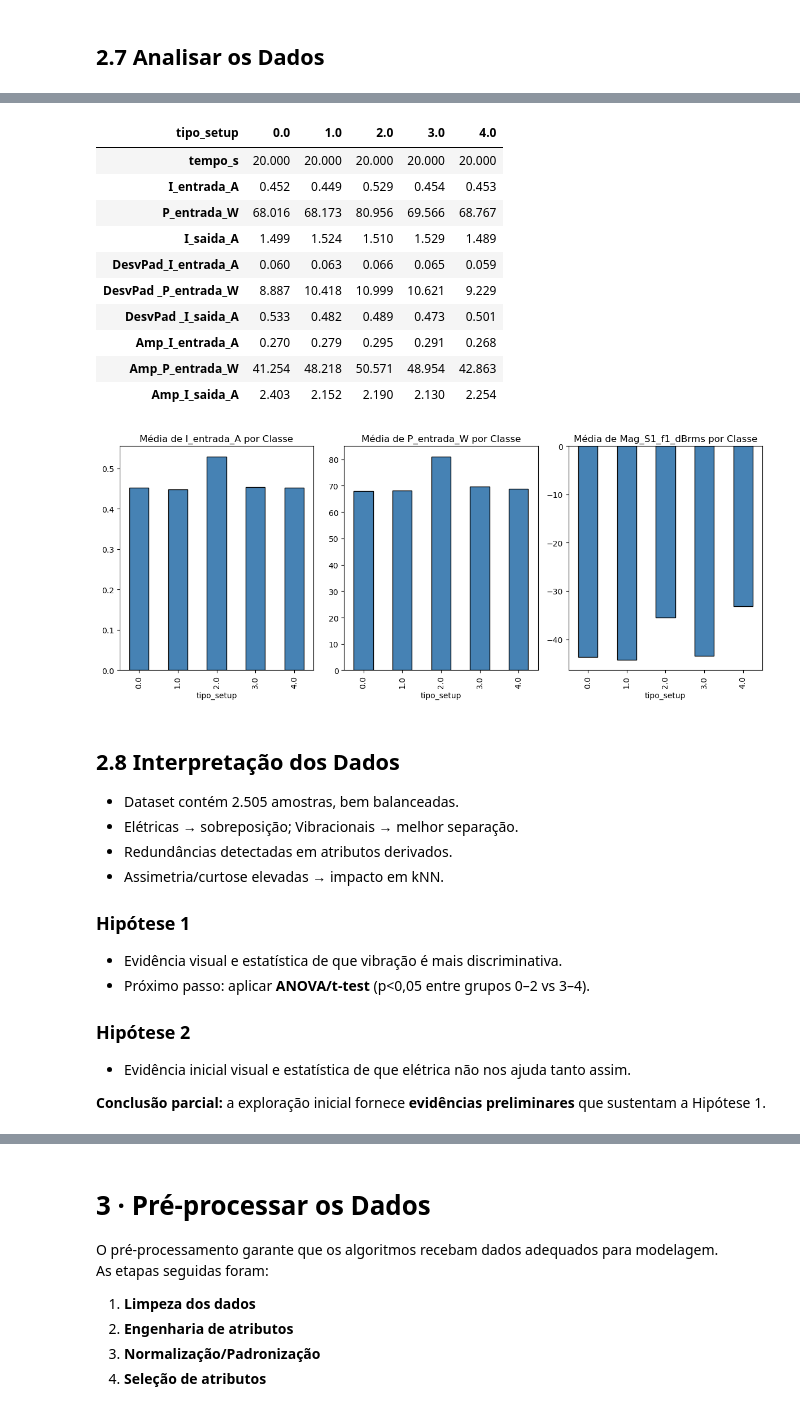
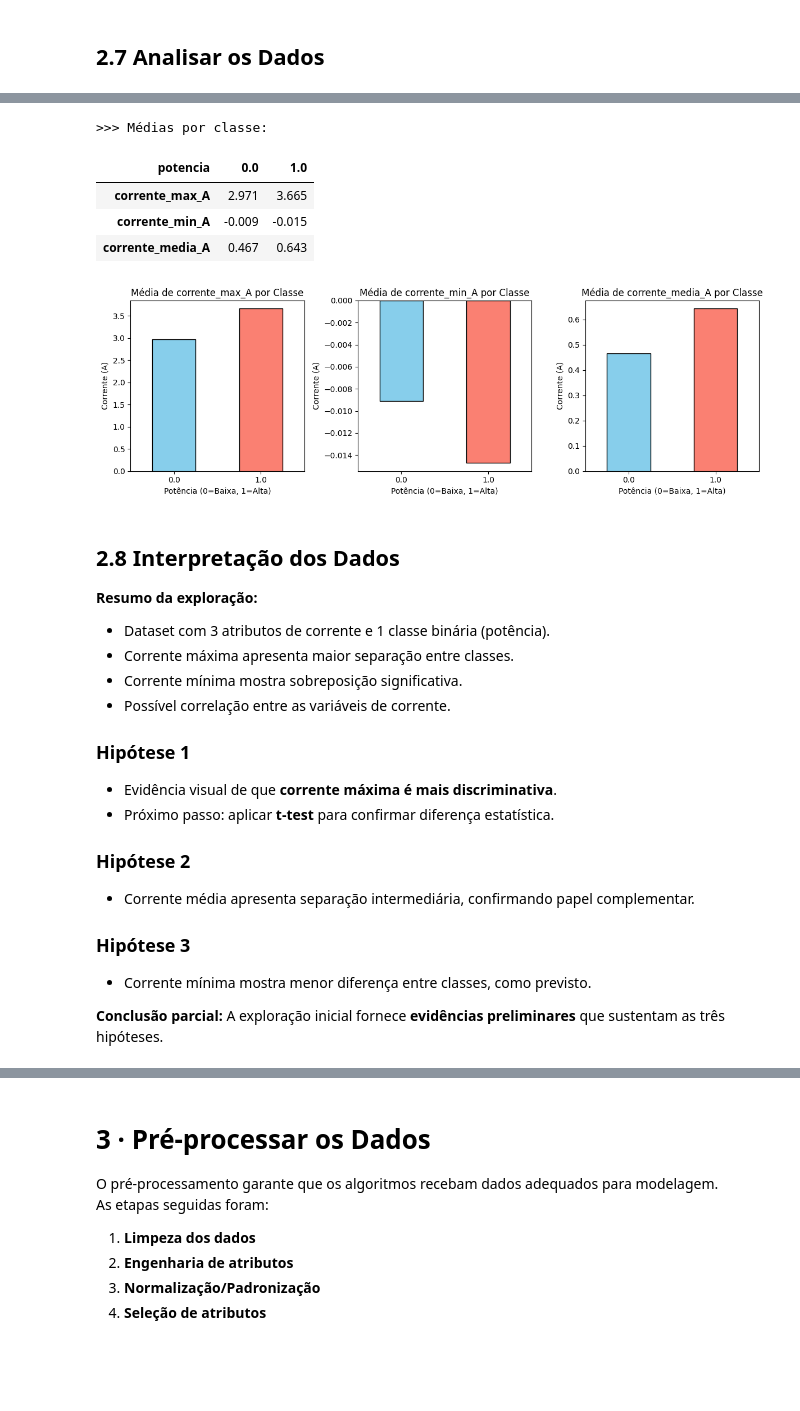
Before and after one commit to Eduardosmb/Relacoes-Frutiferas, a Jupyter notebook: APS1-NL.ipynb, the cells around one changed output, grey strips where cells are left out. Cells and saved outputs as stored; diff of their text form; code cells hidden in the pictures; blank space fills up the shorter version.

```diff
--- a/APS1-NL.ipynb
+++ b/APS1-NL.ipynb
@@ -299,19 +249,17 @@ Boxplots de harmônicos (`Mag_S1/S2_f1–f3`) mostram diferenças mais claras:
 # %%
-# 2.6.3 Distribuição de Variáveis Vibracionais com Médias
+# 2.6.3 Distribuição por Classe
 import seaborn as sns
 
-cols_vibracao = [
-    "Mag_S1_f1_dBrms","Mag_S1_f2_dBrms","Mag_S1_f3_dBrms",
-    "Mag_S2_f1_dBrms","Mag_S2_f2_dBrms","Mag_S2_f3_dBrms"
-]
+cols_corrente = ["corrente_max_A", "corrente_min_A", "corrente_media_A"]
 
-plt.figure(figsize=(14,10))
-for i,col in enumerate(cols_vibracao):
-    ax = plt.subplot(2,3,i+1)
-    sns.boxplot(x="tipo_setup", y=col, data=df, showmeans=True,
-                meanprops={"marker":"o","markerfacecolor":"red","markeredgecolor":"black"}, ax=ax)
+plt.figure(figsize=(15,4))
+for i, col in enumerate(cols_corrente, 1):
+    ax = plt.subplot(1, 3, i)
+    sns.boxplot(x="potencia", y=col, data=df, showmeans=True,
+                meanprops={"marker":"o", "markerfacecolor":"red", "markeredgecolor":"black"}, ax=ax)
     ax.set_title(col)
-plt.suptitle("Distribuição das Variáveis Vibracionais (com médias)", fontsize=16)
+    ax.set_xlabel("Potência (0=Baixa, 1=Alta)")
+plt.suptitle("Distribuição das Variáveis de Corrente por Classe", fontsize=16)
 plt.tight_layout()
 plt.show()
 # %% [output]
@@ -390,43 +329,45 @@ dtype: float64
 # %%
 # 2.7.3 Médias por Classe
-mean_by_class = df.groupby("tipo_setup").mean().T
-display(mean_by_class.head(10).round(3))
+mean_by_class = df.groupby("potencia").mean().T
+print(">>> Médias por classe:")
+display(mean_by_class.round(3))
 
-atributos_exemplo = ["I_entrada_A","P_entrada_W","Mag_S1_f1_dBrms"]
-plt.figure(figsize=(12,5))
-for i,col in enumerate(atributos_exemplo,1):
-    plt.subplot(1,3,i)
-    df.groupby("tipo_setup")[col].mean().plot(kind="bar", color="steelblue", edgecolor="black")
+# Visualização das médias
+plt.figure(figsize=(12, 4))
+for i, col in enumerate(cols_corrente, 1):
+    plt.subplot(1, 3, i)
+    df.groupby("potencia")[col].mean().plot(kind="bar", color=["skyblue", "salmon"], edgecolor="black")
     plt.title(f"Média de {col} por Classe")
+    plt.xlabel("Potência (0=Baixa, 1=Alta)")
+    plt.ylabel("Corrente (A)")
+    plt.xticks(rotation=0)
 plt.tight_layout()
 plt.show()
 # %% [output]
+>>> Médias por classe:
-| tipo_setup | 0.0 | 1.0 | 2.0 | 3.0 | 4.0 |
-| tempo_s | 20.000 | 20.000 | 20.000 | 20.000 | 20.000 |
-| I_entrada_A | 0.452 | 0.449 | 0.529 | 0.454 | 0.453 |
-| P_entrada_W | 68.016 | 68.173 | 80.956 | 69.566 | 68.767 |
-| I_saida_A | 1.499 | 1.524 | 1.510 | 1.529 | 1.489 |
-| DesvPad_I_entrada_A | 0.060 | 0.063 | 0.066 | 0.065 | 0.059 |
-| DesvPad _P_entrada_W | 8.887 | 10.418 | 10.999 | 10.621 | 9.229 |
-| DesvPad _I_saida_A | 0.533 | 0.482 | 0.489 | 0.473 | 0.501 |
-| Amp_I_entrada_A | 0.270 | 0.279 | 0.295 | 0.291 | 0.268 |
-| Amp_P_entrada_W | 41.254 | 48.218 | 50.571 | 48.954 | 42.863 |
-| Amp_I_saida_A | 2.403 | 2.152 | 2.190 | 2.130 | 2.254 |
+| potencia | 0.0 | 1.0 |
+| corrente_max_A | 2.971 | 3.665 |
+| corrente_min_A | -0.009 | -0.015 |
+| corrente_media_A | 0.467 | 0.643 |
-[figure, old version]
+[figure, new version]
 # %% [markdown]
 ## 2.8 Interpretação dos Dados
 
-- Dataset contém 2.505 amostras, bem balanceadas.
-- Elétricas → sobreposição; Vibracionais → melhor separação.
-- Redundâncias detectadas em atributos derivados.
-- Assimetria/curtose elevadas → impacto em kNN.
+**Resumo da exploração:**
+- Dataset com 3 atributos de corrente e 1 classe binária (potência).
+- Corrente máxima apresenta maior separação entre classes.
+- Corrente mínima mostra sobreposição significativa.
+- Possível correlação entre as variáveis de corrente.
 
 ### Hipótese 1
-- Evidência visual e estatística de que vibração é mais discriminativa.
-- Próximo passo: aplicar **ANOVA/t-test** (p<0,05 entre grupos 0–2 vs 3–4).
+- Evidência visual de que **corrente máxima é mais discriminativa**.
+- Próximo passo: aplicar **t-test** para confirmar diferença estatística.
 
 ### Hipótese 2
-- Evidência inicial visual e estatística de que elétrica não nos ajuda tanto assim.
+- Corrente média apresenta separação intermediária, confirmando papel complementar.
 
-**Conclusão parcial:** a exploração inicial fornece **evidências preliminares** que sustentam a Hipótese 1.
+### Hipótese 3
+- Corrente mínima mostra menor diferença entre classes, como previsto.
+
+**Conclusão parcial:** A exploração inicial fornece **evidências preliminares** que sustentam as três hipóteses.
 # %% [markdown]
```
Also changed, not shown: parts of 46 cells of this notebook, 1 other file.
